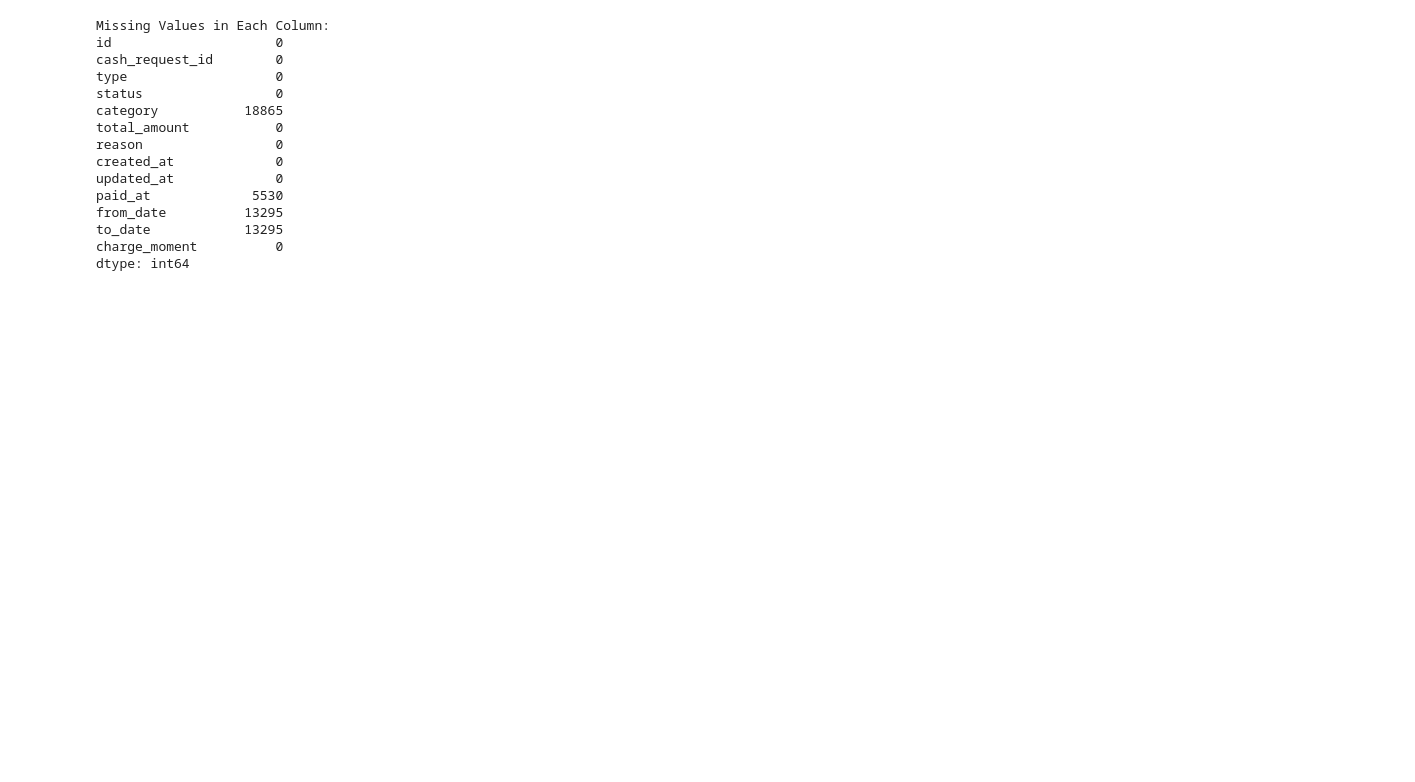
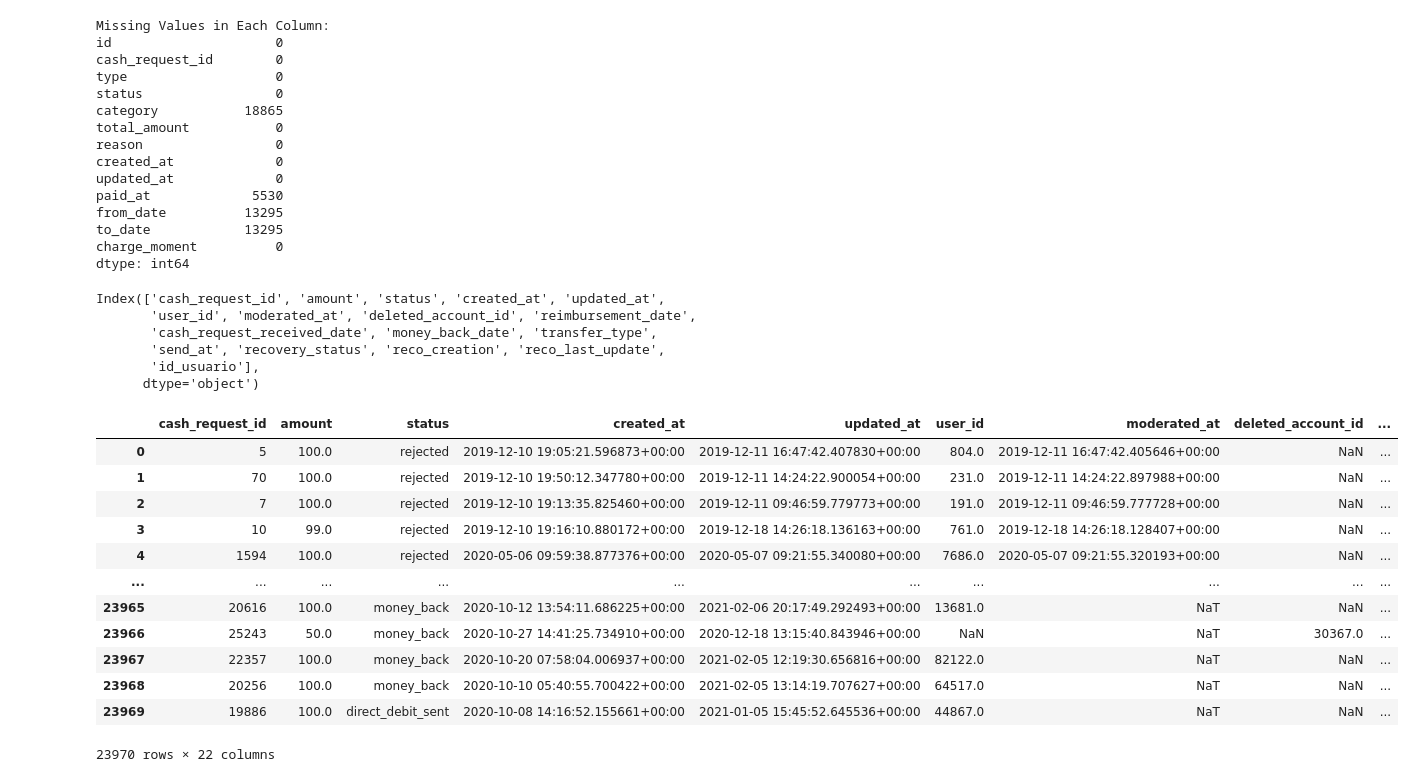
Before and after one commit to DataScience-UOC-projects/monayvi, a Jupyter notebook: notebooks/pre-procesamiento-merge.ipynb, the cells around one changed output. Saved outputs shown, nothing was run; the diff lists cells and outputs as text; code cells hidden in the pictures; blank space fills up the shorter version.

```diff
--- a/notebooks/pre-procesamiento-merge.ipynb
+++ b/notebooks/pre-procesamiento-merge.ipynb
@@ -64,3 +64,29 @@ from_date          13295
 to_date            13295
 charge_moment          0
 dtype: int64
+# %%
+cash.columns
+# %% [output]
+Index(['cash_request_id', 'amount', 'status', 'created_at', 'updated_at',
+       'user_id', 'moderated_at', 'deleted_account_id', 'reimbursement_date',
+       'cash_request_received_date', 'money_back_date', 'transfer_type',
+       'send_at', 'recovery_status', 'reco_creation', 'reco_last_update',
+       'id_usuario'],
+      dtype='object')
+# %%
+cash_extra = ds.desglose_created_at(cash)
+cash_extra
+# %% [output]
+|  | cash_request_id | amount | status | created_at | updated_at | user_id | moderated_at | deleted_account_id | ... |
+| 0 | 5 | 100.0 | rejected | 2019-12-10 19:05:21.596873+00:00 | 2019-12-11 16:47:42.407830+00:00 | 804.0 | 2019-12-11 16:47:42.405646+00:00 | NaN | ... |
+| 1 | 70 | 100.0 | rejected | 2019-12-10 19:50:12.347780+00:00 | 2019-12-11 14:24:22.900054+00:00 | 231.0 | 2019-12-11 14:24:22.897988+00:00 | NaN | ... |
+| 2 | 7 | 100.0 | rejected | 2019-12-10 19:13:35.825460+00:00 | 2019-12-11 09:46:59.779773+00:00 | 191.0 | 2019-12-11 09:46:59.777728+00:00 | NaN | ... |
+| 3 | 10 | 99.0 | rejected | 2019-12-10 19:16:10.880172+00:00 | 2019-12-18 14:26:18.136163+00:00 | 761.0 | 2019-12-18 14:26:18.128407+00:00 | NaN | ... |
+| 4 | 1594 | 100.0 | rejected | 2020-05-06 09:59:38.877376+00:00 | 2020-05-07 09:21:55.340080+00:00 | 7686.0 | 2020-05-07 09:21:55.320193+00:00 | NaN | ... |
+| ... | ... | ... | ... | ... | ... | ... | ... | ... | ... |
+| 23965 | 20616 | 100.0 | money_back | 2020-10-12 13:54:11.686225+00:00 | 2021-02-06 20:17:49.292493+00:00 | 13681.0 | NaT | NaN | ... |
+| 23966 | 25243 | 50.0 | money_back | 2020-10-27 14:41:25.734910+00:00 | 2020-12-18 13:15:40.843946+00:00 | NaN | NaT | 30367.0 | ... |
+| 23967 | 22357 | 100.0 | money_back | 2020-10-20 07:58:04.006937+00:00 | 2021-02-05 12:19:30.656816+00:00 | 82122.0 | NaT | NaN | ... |
+| 23968 | 20256 | 100.0 | money_back | 2020-10-10 05:40:55.700422+00:00 | 2021-02-05 13:14:19.707627+00:00 | 64517.0 | NaT | NaN | ... |
+| 23969 | 19886 | 100.0 | direct_debit_sent | 2020-10-08 14:16:52.155661+00:00 | 2021-01-05 15:45:52.645536+00:00 | 44867.0 | NaT | NaN | ... |
+23970 rows × 22 columns
```
Also changed, not shown: parts of 5 cells of this notebook, 1 other file.
